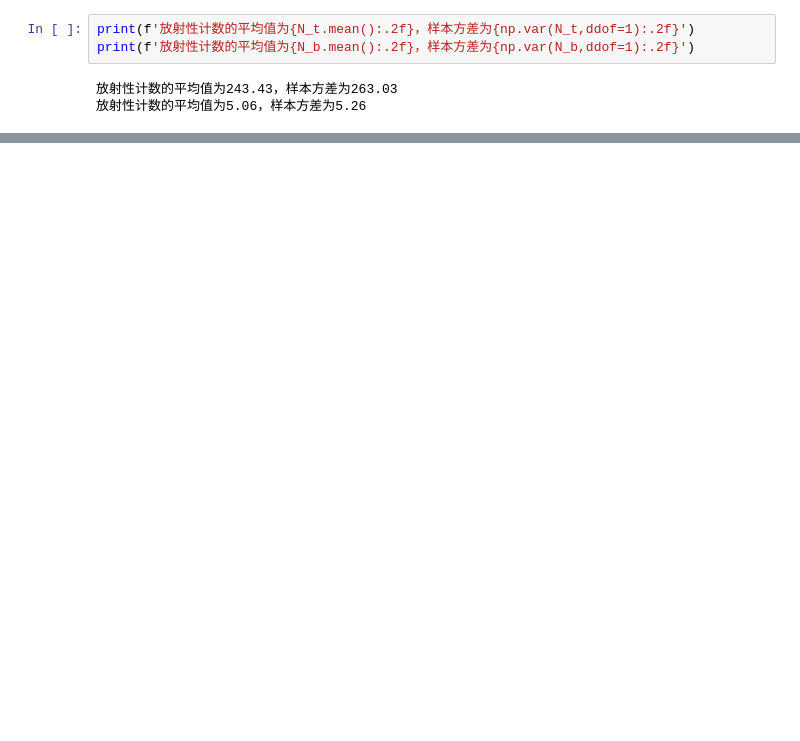
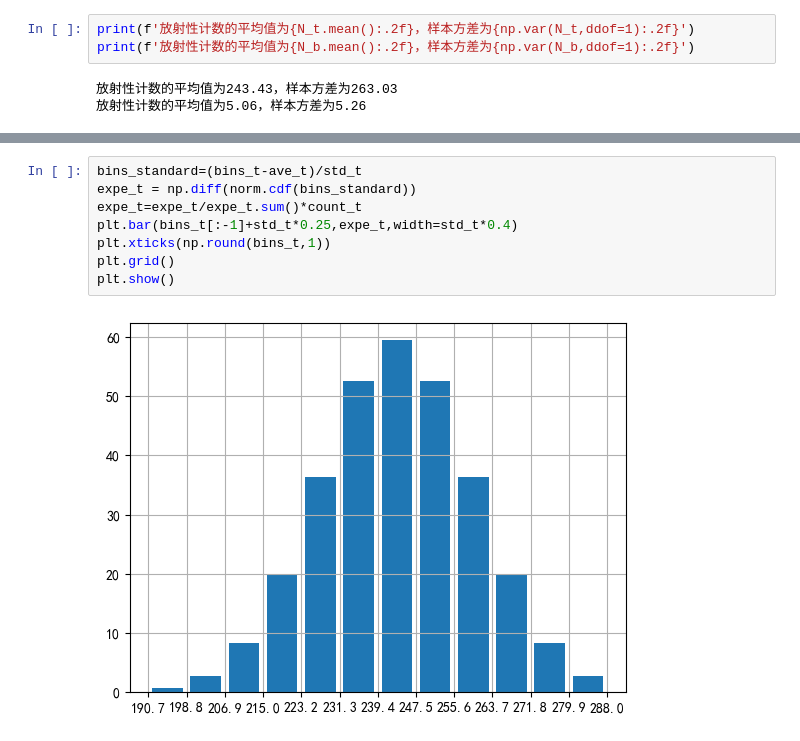
Before and after one commit to Xuanyiyiren/Fundamental-Laboratory-Experiment-in-Nuclear-Electronics-II, a Jupyter notebook: 实验1&8/exp1.ipynb, the cells around one changed output, grey strips where cells are left out. Drawn from its saved outputs; the diff is of its cells as text; blank space fills up the shorter version.

```diff
--- a/实验1&8/exp1.ipynb
+++ b/实验1&8/exp1.ipynb
@@ -92,0 +100,10 @@ plt.show()
+# %%
+bins_standard=(bins_t-ave_t)/std_t
+expe_t = np.diff(norm.cdf(bins_standard))
+expe_t=expe_t/expe_t.sum()*count_t
+plt.bar(bins_t[:-1]+std_t*0.25,expe_t,width=std_t*0.4)
+plt.xticks(np.round(bins_t,1))
+plt.grid()
+plt.show()
+# %% [output]
+[figure, added]
```
Also changed, not shown: parts of 13 cells of this notebook, 7 other files.
